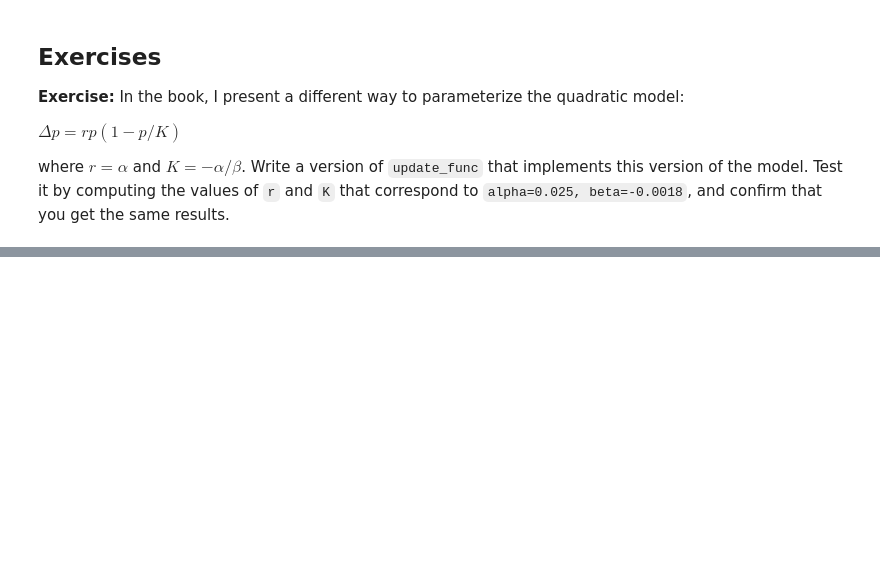
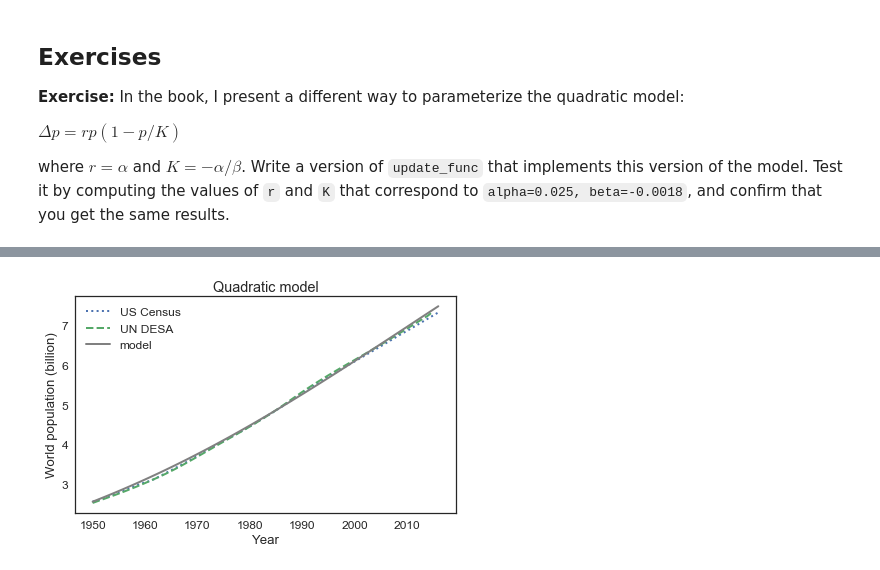
Before and after one commit to Shetura36/Data-604, a Jupyter notebook: ModSimPy-master/notebooks/chap07.ipynb, the cells around one changed output, grey strips where cells are left out. Cells and saved outputs as stored; diff of their text form; code cells hidden in the pictures; blank space fills up the shorter version.

```diff
--- a/ModSimPy-master/notebooks/chap07.ipynb
+++ b/ModSimPy-master/notebooks/chap07.ipynb
@@ -244,0 +291,46 @@ w
+# %%
+# Solution goes here
+
+def carrying_capacity(system):
+    system = System(alpha=0.025, beta=-0.0018)
+    K = -system.alpha / system.beta
+    return K
+
+
+def update_func_quad(pop, t, system):
+    """Compute the population next year.
+
+    pop: current population
+    t: current year
+    system: system object containing parameters of the model
+
+    returns: population next year
+
+    Δp=rp(1−p/K)
+    """
+    r = system.alpha
+    K = carrying_capacity(system)
+    net_growth = r*pop*(1-pop/K)
+    return pop + net_growth
+
+
+def run_simulation(system, update_func):
+    """Simulate the system using any update function.
+
+    system: System object
+    update_func: function that computes the population next year
+
+    returns: TimeSeries
+    """
+    results = TimeSeries()
+    results[system.t_0] = system.p_0
+
+    for t in linrange(system.t_0, system.t_end):
+        results[t+1] = update_func_quad(results[t], t, system)
+
+    return results
+# %%
+results = run_simulation(system, update_func_quad)
+plot_results(census, un, results, 'Quadratic model')
+# %% [output]
+[figure, added]
```
Also changed, not shown: parts of 16 cells of this notebook, 2 other files.
